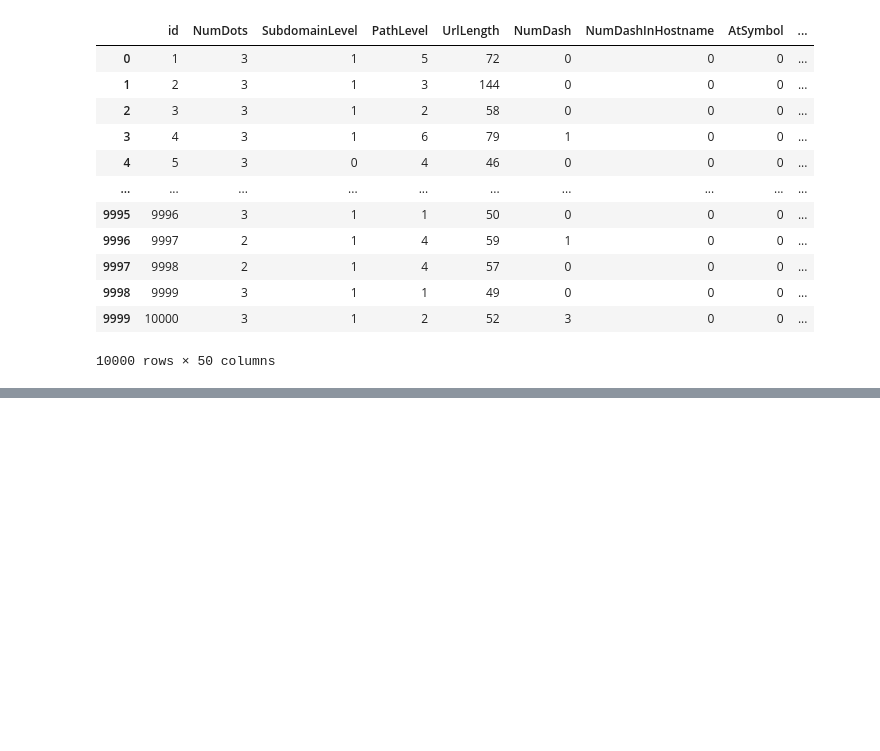
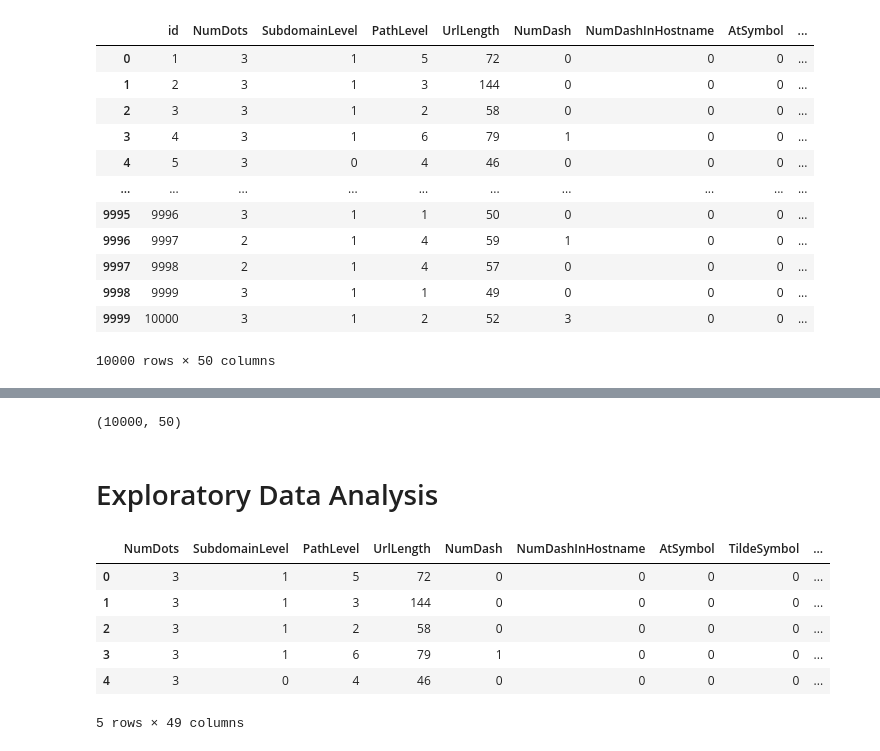
Before and after one commit to Ogierumua/phishing-website-project, a Jupyter notebook: Phishing_website.ipynb, the cells around one changed output, grey strips where cells are left out. Saved outputs shown, nothing was run; the diff lists cells and outputs as text; code cells hidden in the pictures; blank space fills up the shorter version.

```diff
--- a/Phishing_website.ipynb
+++ b/Phishing_website.ipynb
@@ -86,0 +124,6 @@ phishing_data
+# %%
+phishing_data.shape
+# %% [output]
+(10000, 50)
+# %% [markdown]
+# Exploratory Data Analysis
@@ -86,0 +133,11 @@ phishing_data
+# %%
+# check the dataset again fro the top or bottom by using head or tail
+phishing_data.head()
+# %% [output]
+|  | NumDots | SubdomainLevel | PathLevel | UrlLength | NumDash | NumDashInHostname | AtSymbol | TildeSymbol | ... |
+| 0 | 3 | 1 | 5 | 72 | 0 | 0 | 0 | 0 | ... |
+| 1 | 3 | 1 | 3 | 144 | 0 | 0 | 0 | 0 | ... |
+| 2 | 3 | 1 | 2 | 58 | 0 | 0 | 0 | 0 | ... |
+| 3 | 3 | 1 | 6 | 79 | 1 | 0 | 0 | 0 | ... |
+| 4 | 3 | 0 | 4 | 46 | 0 | 0 | 0 | 0 | ... |
+5 rows × 49 columns
```
Also changed, not shown: parts of 8 cells of this notebook.
